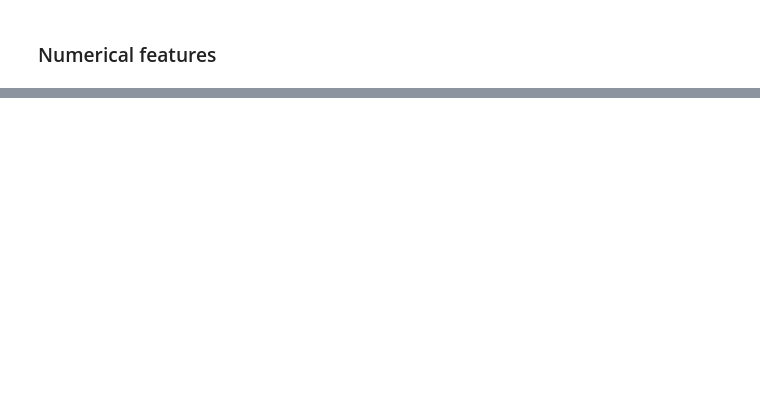
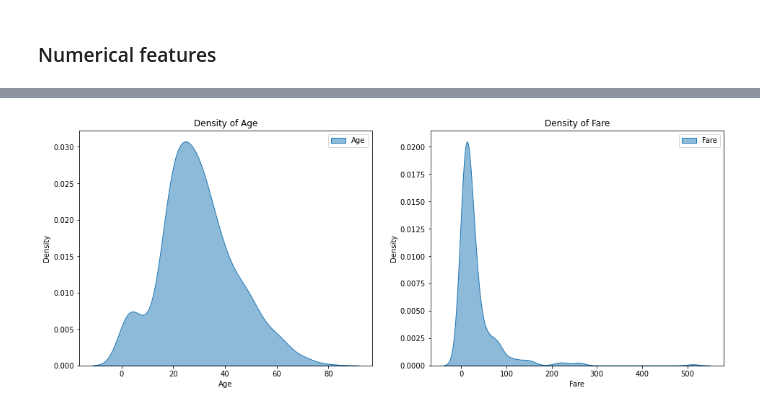
Before and after one commit to Pereyro/kaggle, a Jupyter notebook: TitanicCompetition/TitanicCompetition.ipynb, the cells around one changed output, grey strips where cells are left out. Cells and saved outputs as stored; diff of their text form; code cells hidden in the pictures; blank space fills up the shorter version.

```diff
--- a/TitanicCompetition/TitanicCompetition.ipynb
+++ b/TitanicCompetition/TitanicCompetition.ipynb
@@ -396,18 +325,19 @@ df_train.pivot_table(index='Ticket', aggfunc='count').head()
-# %%
-
-i, ax = plt.subplots(figsize=(8,6))
-print(ax, i)
-class_frequency = df_train['Survived'].value_counts(normalize=True)
-print(class_frequency.index)
-ax.bar(class_frequency.index, class_frequency.values, align='edge')
-# ax.bar(df_train['Survived'], bins=2)
-plt.show()
-# %%
-fig, ax = plt.subplots()
-species = ('Dead', 'Survived')
-
-width = 0.5
-df = df_train.pivot_table(index='Survived', aggfunc='count')['Name']
-print(df)
-ax.bar(species, df, width)
-plt.show()
+# %%
+fig, axes = plt.subplots(nrows=1, ncols=2, figsize=(16, 6))
+for i, feature in enumerate(['Age', 'Fare']):
+    ax = axes.flat[i]
+    sns.kdeplot(df_train[feature]
+               , gridsize=500
+               , bw_adjust=1
+               , common_grid=True
+               , fill=True
+               , alpha=0.5
+               , label=feature
+               , ax=ax)
+    ax.set_title(f'Density of {feature}')
+    ax.legend()
+
+
+plt.show()
+# %% [output]
+[figure, added]
```
Also changed, not shown: parts of 31 cells of this notebook.
